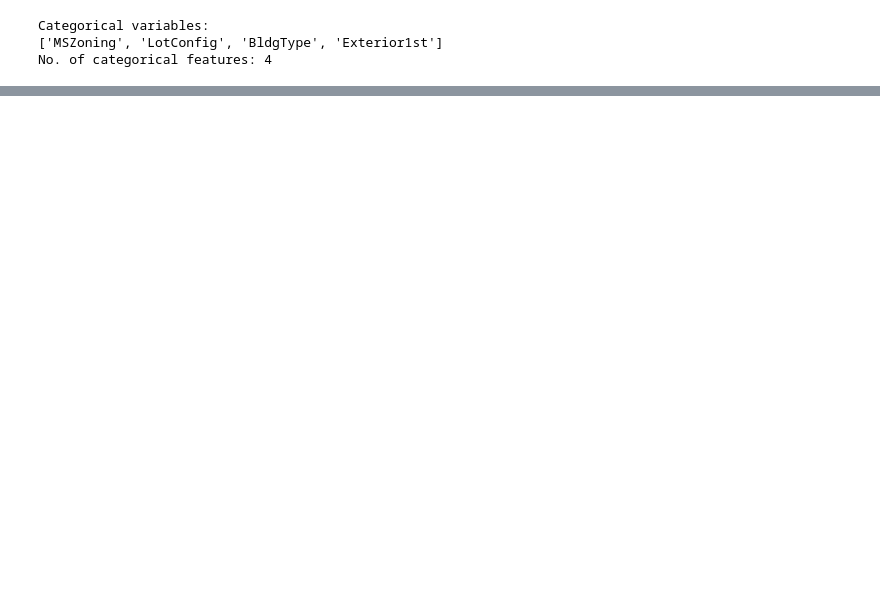
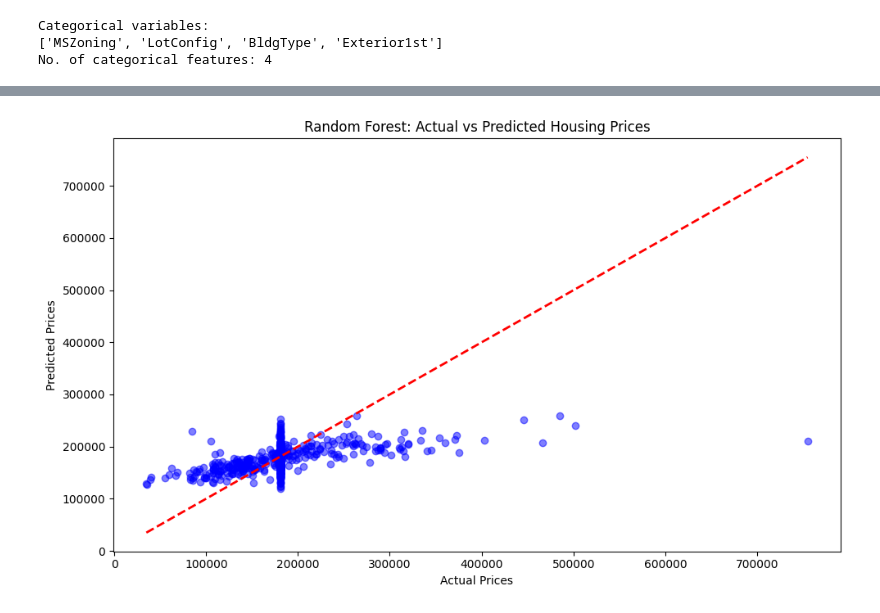
Before and after one commit to npandey472/CapstoneTwoProject, a Jupyter notebook: Notebooks/05_modeling.ipynb, the cells around one changed output, grey strips where cells are left out. Drawn from its saved outputs; the diff is of its cells as text; code cells hidden in the pictures; blank space fills up the shorter version.

```diff
--- a/Notebooks/05_modeling.ipynb
+++ b/Notebooks/05_modeling.ipynb
@@ -145,0 +457,85 @@ Feature Importance:
+# %%
+
+# -----------------------------
+# Log-transform target
+# -----------------------------
+y_train_log = np.log1p(y_train)  # log(1 + price)
+y_test_log = np.log1p(y_test)
+
+# -----------------------------
+# Random Forest hyperparameter grid
+# -----------------------------
+param_grid = {
+    'n_estimators': [300, 500, 700],
+    'max_depth': [10, 20, None],
+    'min_samples_split': [2, 5, 10],
+    'min_samples_leaf': [1, 2, 4],
+    'max_features': ['sqrt', 'log2']
+}
+
+rf = RandomForestRegressor(random_state=42)
+
+grid = GridSearchCV(rf, param_grid, cv=5, scoring='r2', n_jobs=-1)
+grid.fit(X_train, y_train_log)
+
+print("Best parameters:", grid.best_params_)
+print("Best CV R² (log-target):", grid.best_score_)
+
+# -----------------------------
+# Train final model
+# -----------------------------
+best_rf = grid.best_estimator_
+best_rf.fit(X_train, y_train_log)
+
+# -----------------------------
+# Predict on test set
+# -----------------------------
+y_pred_log = best_rf.predict(X_test)
+y_pred = np.expm1(y_pred_log)  # Convert back to original scale
+
+# -----------------------------
+# Evaluate metrics
+# -----------------------------
+mae = mean_absolute_error(y_test, y_pred)
+rmse = np.sqrt(mean_squared_error(y_test, y_pred))
+r2 = r2_score(y_test, y_pred)
+mape = mean_absolute_percentage_error(y_test, y_pred) * 100
+
+print("\nRandom Forest Model Evaluation Metrics:")
+print(f"MAE: ${mae:.2f}")
+print(f"RMSE: ${rmse:.2f}")
+print(f"R²: {r2:.4f}")
+print(f"MAPE: {mape:.2f}%")
+
+# -----------------------------
+# Feature importance
+# -----------------------------
+feature_importance = pd.DataFrame({
+    'Feature': X_train.columns,
+    'Importance': best_rf.feature_importances_
+}).sort_values('Importance', ascending=False)
+
+print("\nFeature Importance:")
+print(feature_importance)
+
+# -----------------------------
+# Visualize Actual vs Predicted
+# -----------------------------
+plt.figure(figsize=(10,6))
+plt.scatter(y_test, y_pred, alpha=0.5, color='blue')
+plt.plot([y_test.min(), y_test.max()], [y_test.min(), y_test.max()], 'r--', lw=2)
+plt.xlabel('Actual Prices')
+plt.ylabel('Predicted Prices')
+plt.title('Random Forest: Actual vs Predicted Housing Prices')
+plt.tight_layout()
+plt.show()
+
+# -----------------------------
+# Visualize Feature Importance
+# -----------------------------
+plt.figure(figsize=(10,6))
+sns.barplot(x='Importance', y='Feature', data=feature_importance, color='blue')
+plt.title('Feature Importance in Random Forest Model')
+plt.tight_layout()
+plt.show()
+# %% [output]
@@ -145,0 +559 @@ Feature Importance:
+[figure, added]
```
Also changed, not shown: parts of 20 cells of this notebook, 1 other file.
